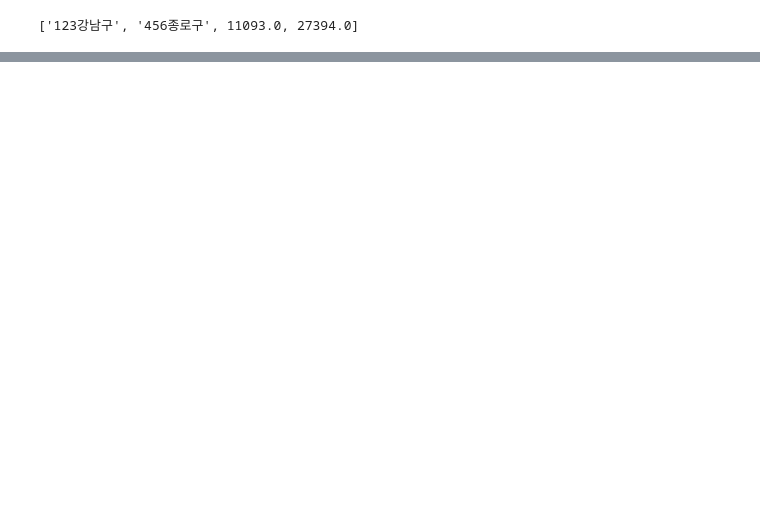
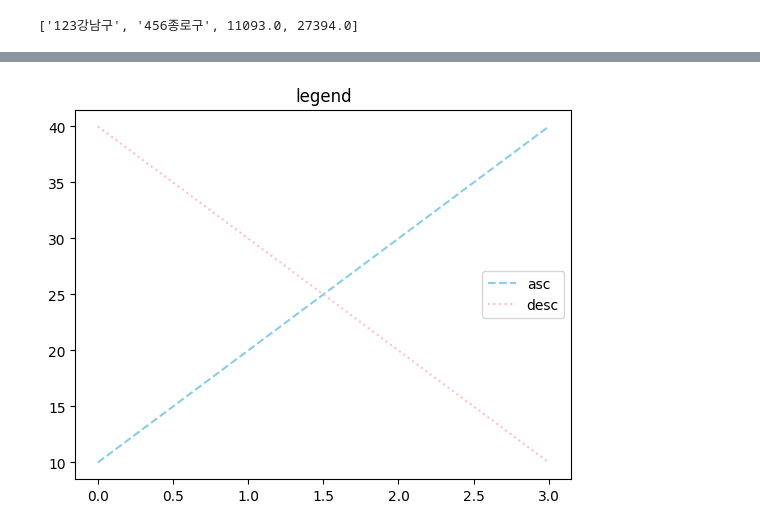
Before and after one commit to JSeoYoung/DA_School_1, a Jupyter notebook: Python_0509.ipynb, the cells around one changed output, grey strips where cells are left out. Cells and saved outputs as stored; diff of their text form; code cells hidden in the pictures; blank space fills up the shorter version.

```diff
--- a/Python_0509.ipynb
+++ b/Python_0509.ipynb
@@ -235,0 +666,9 @@ k
+# %%
+import matplotlib.pyplot as plt
+plt.title('legend')     # 그래프 제목
+plt.plot([10,20,30,40], color = 'skyblue', linestyle = '--', label = 'asc')
+plt.plot([40,30,20,10], 'pink', ls = ':', label = 'desc')   # color, linestyle, label 옵션주기
+plt.legend()    # 범례표시 호출
+plt.show()
+# %% [output]
+[figure, added]
```
Also changed, not shown: parts of 52 cells of this notebook.
